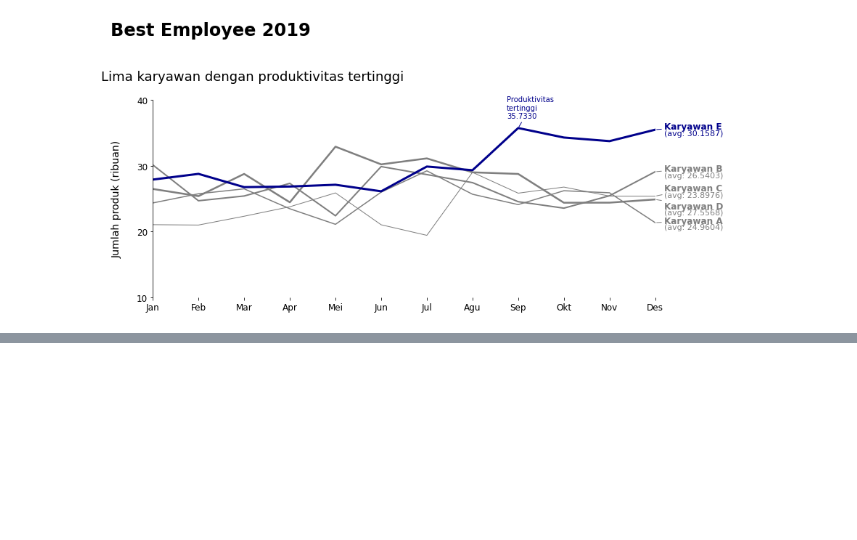
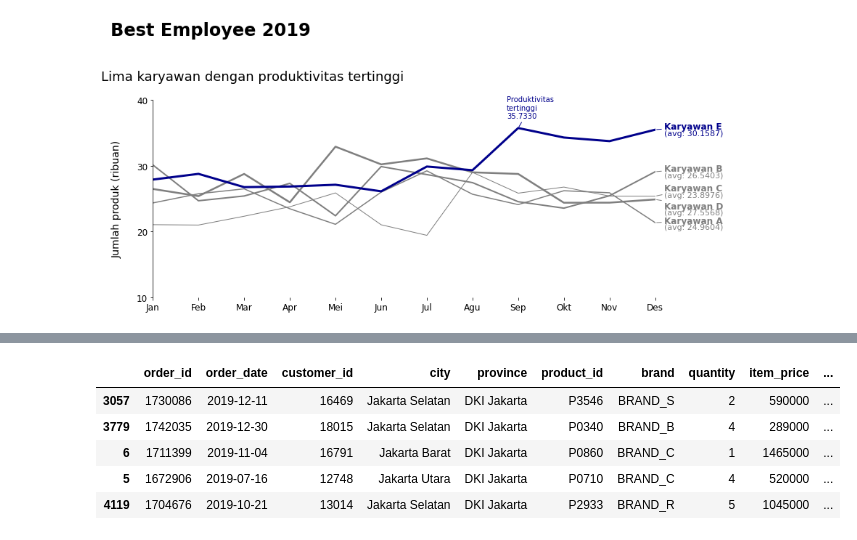
Before and after one commit to bayuwira/Visualization-Best-Practice, a Jupyter notebook: DQLab Datasets.ipynb, the cells around one changed output, grey strips where cells are left out. Drawn from its saved outputs; the diff is of its cells as text; code cells hidden in the pictures; blank space fills up the shorter version.

```diff
--- a/DQLab Datasets.ipynb
+++ b/DQLab Datasets.ipynb
@@ -123,0 +147,11 @@ plt.show()
+# %%
+dataset['gmv'] = dataset['item_price']*dataset['quantity']
+# dataset['new_columns'] = dataset['item_price'].apply(lambda x: x*2)
+dataset.sample(5)
+# %% [output]
+|  | order_id | order_date | customer_id | city | province | product_id | brand | quantity | item_price | ... |
+| 3057 | 1730086 | 2019-12-11 | 16469 | Jakarta Selatan | DKI Jakarta | P3546 | BRAND_S | 2 | 590000 | ... |
+| 3779 | 1742035 | 2019-12-30 | 18015 | Jakarta Selatan | DKI Jakarta | P0340 | BRAND_B | 4 | 289000 | ... |
+| 6 | 1711399 | 2019-11-04 | 16791 | Jakarta Barat | DKI Jakarta | P0860 | BRAND_C | 1 | 1465000 | ... |
+| 5 | 1672906 | 2019-07-16 | 12748 | Jakarta Utara | DKI Jakarta | P0710 | BRAND_C | 4 | 520000 | ... |
+| 4119 | 1704676 | 2019-10-21 | 13014 | Jakarta Selatan | DKI Jakarta | P2933 | BRAND_R | 5 | 1045000 | ... |
```
Also changed, not shown: parts of 7 cells of this notebook.
